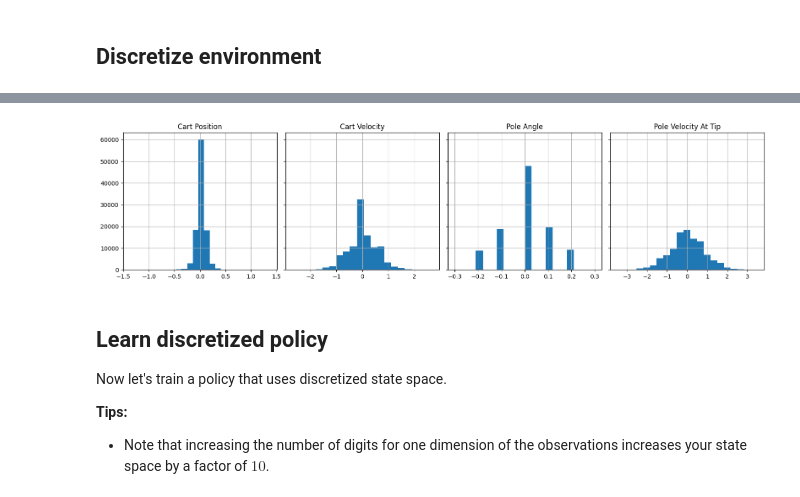
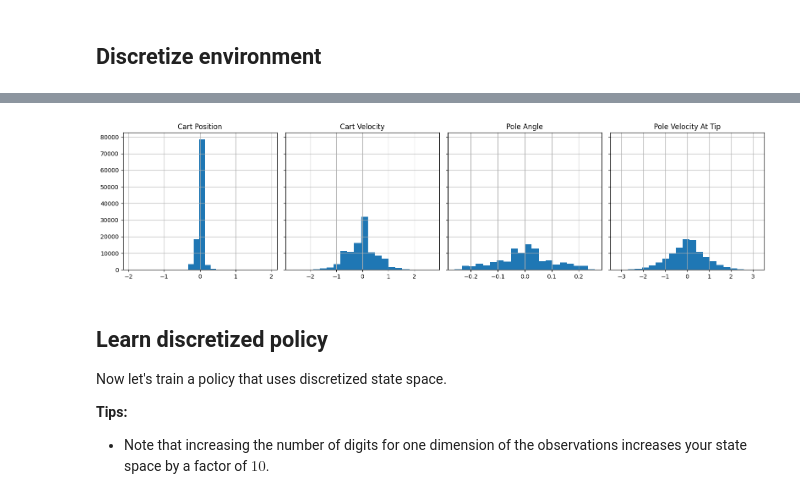
Before and after one commit to Menoudo/Practical_RL, a Jupyter notebook: week03_model_free/homework.ipynb, the cells around one changed output, grey strips where cells are left out. Drawn from its saved outputs; the diff is of its cells as text; code cells hidden in the pictures.

```diff
--- a/week03_model_free/homework.ipynb
+++ b/week03_model_free/homework.ipynb
@@ -489,8 +489,7 @@ class Discretizer(ObservationWrapper):
         # You may pick a different n_digits for each dimension.
 
         # <YOUR CODE HERE>
-        state =
-
+        state = [round(s, n) for s, n in zip(state, self.n_digits)]
         # </END OF YOUR CODE>
 
         return tuple(state)  # tuple to make it hashable
@@ -499,9 +496,9 @@ SyntaxError: invalid syntax (<ipython-input-11-7899dea6d436>, line 14)
 # %%
-env = Discretizer(make_env(), n_digits=1)
+env = Discretizer(make_env(), n_digits=[1, 1, 2, 1])
 seen_observations = gather_samples(env)
 visualize_cartpole_observation_distribution(seen_observations)
 # %% [output]
-[figure, old version]
+[figure, new version]
 # %% [markdown]
 ## Learn discretized policy
 
```
Also changed, not shown: parts of 4 cells of this notebook.
